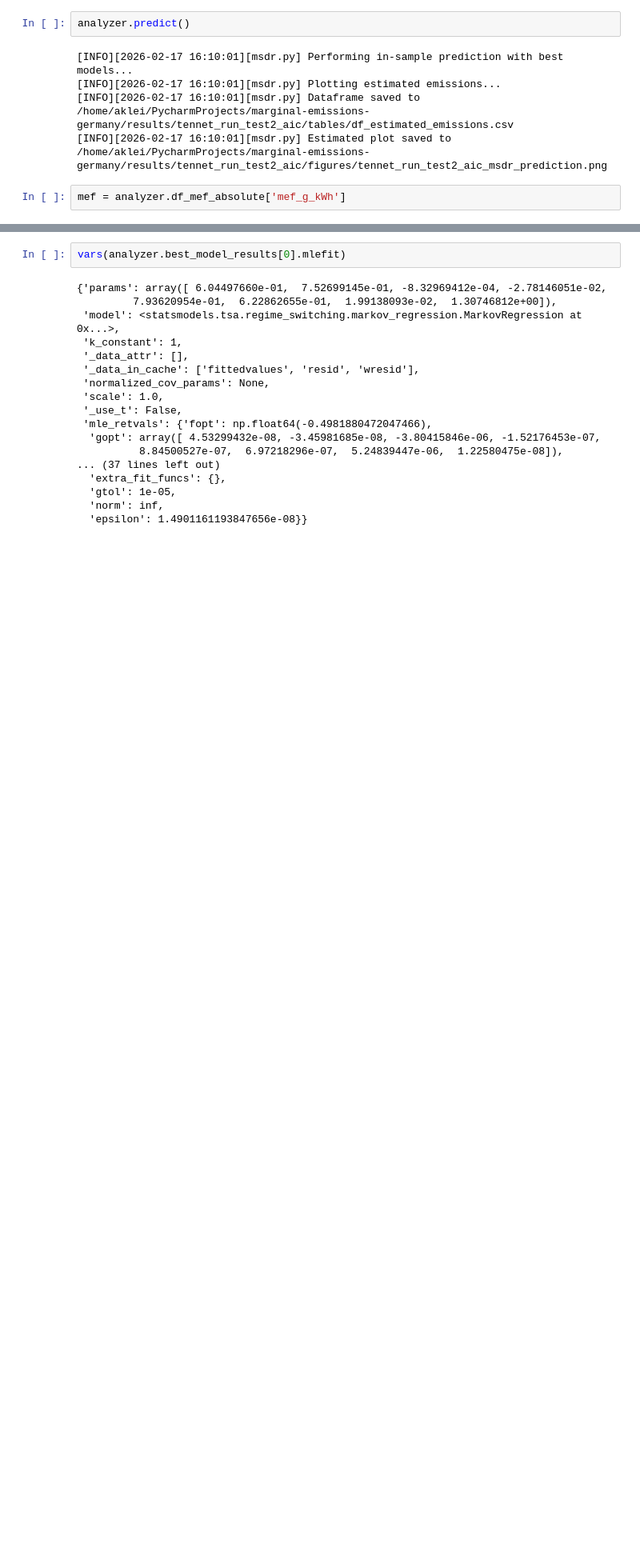
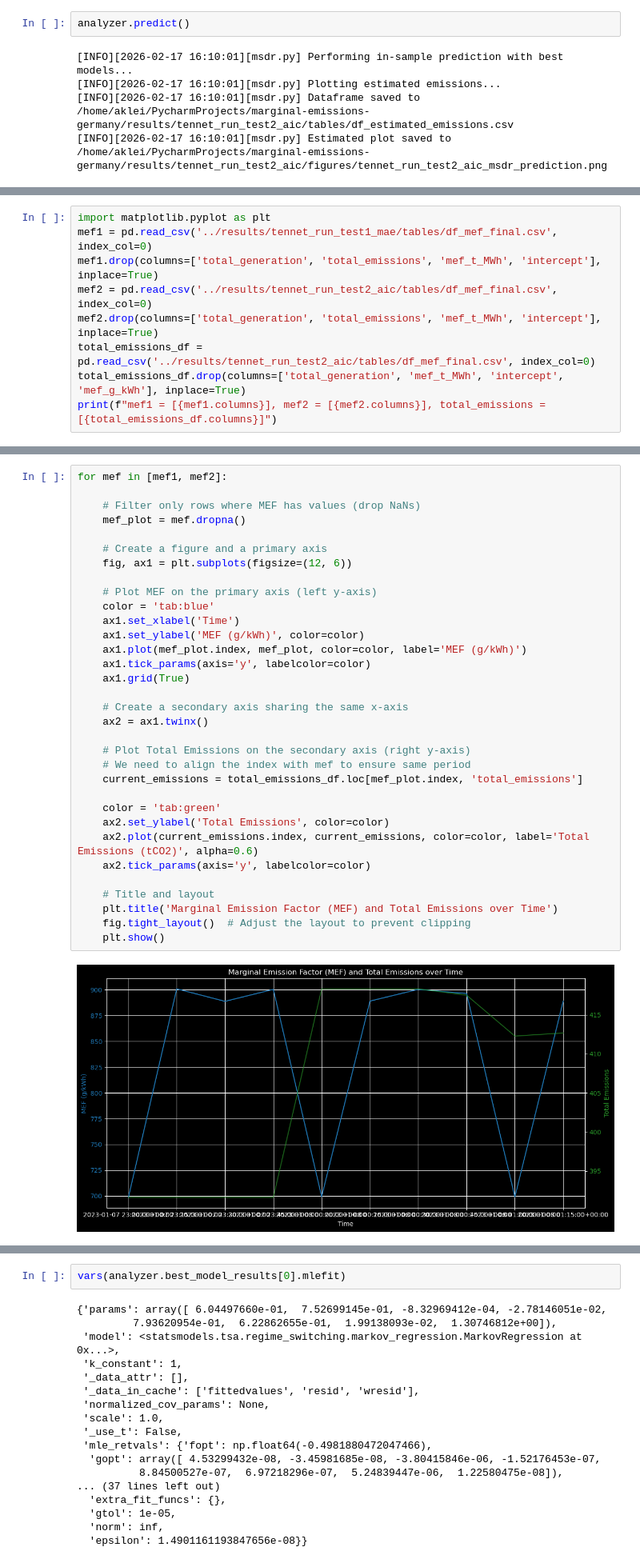
Before and after one commit to AK960/marginal-emissions-germany, a Jupyter notebook: notebooks/msdr_test.ipynb, the cells around one changed output, grey strips where cells are left out. Shown at 80% size. Cells and saved outputs as stored; diff of their text form; blank space fills up the shorter version.

Commit message:
Some test runs

```diff
--- a/notebooks/msdr_test.ipynb
+++ b/notebooks/msdr_test.ipynb
@@ -100,5 +101,3 @@ analyzer.predict()
 [INFO][2026-02-17 16:10:01][msdr.py] Plotting estimated emissions...
 [INFO][2026-02-17 16:10:01][msdr.py] Dataframe saved to /home/aklei/PycharmProjects/marginal-emissions-germany/results/tennet_run_test2_aic/tables/df_estimated_emissions.csv
 [INFO][2026-02-17 16:10:01][msdr.py] Estimated plot saved to /home/aklei/PycharmProjects/marginal-emissions-germany/results/tennet_run_test2_aic/figures/tennet_run_test2_aic_msdr_prediction.png
-# %%
-mef = analyzer.df_mef_absolute['mef_g_kWh']
@@ -136,0 +104,9 @@ plt.show()
+# %%
+import matplotlib.pyplot as plt
+mef1 = pd.read_csv('../results/tennet_run_test1_mae/tables/df_mef_final.csv', index_col=0)
+mef1.drop(columns=['total_generation', 'total_emissions', 'mef_t_MWh', 'intercept'], inplace=True)
+mef2 = pd.read_csv('../results/tennet_run_test2_aic/tables/df_mef_final.csv', index_col=0)
+mef2.drop(columns=['total_generation', 'total_emissions', 'mef_t_MWh', 'intercept'], inplace=True)
+total_emissions_df = pd.read_csv('../results/tennet_run_test2_aic/tables/df_mef_final.csv', index_col=0)
+total_emissions_df.drop(columns=['total_generation', 'mef_t_MWh', 'intercept', 'mef_g_kWh'], inplace=True)
+print(f"mef1 = [{mef1.columns}], mef2 = [{mef2.columns}], total_emissions = [{total_emissions_df.columns}]")
@@ -136,0 +115,35 @@ plt.show()
+# %%
+for mef in [mef1, mef2]:
+
+    # Filter only rows where MEF has values (drop NaNs)
+    mef_plot = mef.dropna()
+
+    # Create a figure and a primary axis
+    fig, ax1 = plt.subplots(figsize=(12, 6))
+
+    # Plot MEF on the primary axis (left y-axis)
+    color = 'tab:blue'
+    ax1.set_xlabel('Time')
+    ax1.set_ylabel('MEF (g/kWh)', color=color)
+    ax1.plot(mef_plot.index, mef_plot, color=color, label='MEF (g/kWh)')
+    ax1.tick_params(axis='y', labelcolor=color)
+    ax1.grid(True)
+
+    # Create a secondary axis sharing the same x-axis
+    ax2 = ax1.twinx()
+
+    # Plot Total Emissions on the secondary axis (right y-axis)
+    # We need to align the index with mef to ensure same period
+    current_emissions = total_emissions_df.loc[mef_plot.index, 'total_emissions']
+
+    color = 'tab:green'
+    ax2.set_ylabel('Total Emissions', color=color)
+    ax2.plot(current_emissions.index, current_emissions, color=color, label='Total Emissions (tCO2)', alpha=0.6)
+    ax2.tick_params(axis='y', labelcolor=color)
+
+    # Title and layout
+    plt.title('Marginal Emission Factor (MEF) and Total Emissions over Time')
+    fig.tight_layout()  # Adjust the layout to prevent clipping
+    plt.show()
+# %% [output]
+[figure, added]
```
Also changed, not shown: parts of 4 cells of this notebook.
